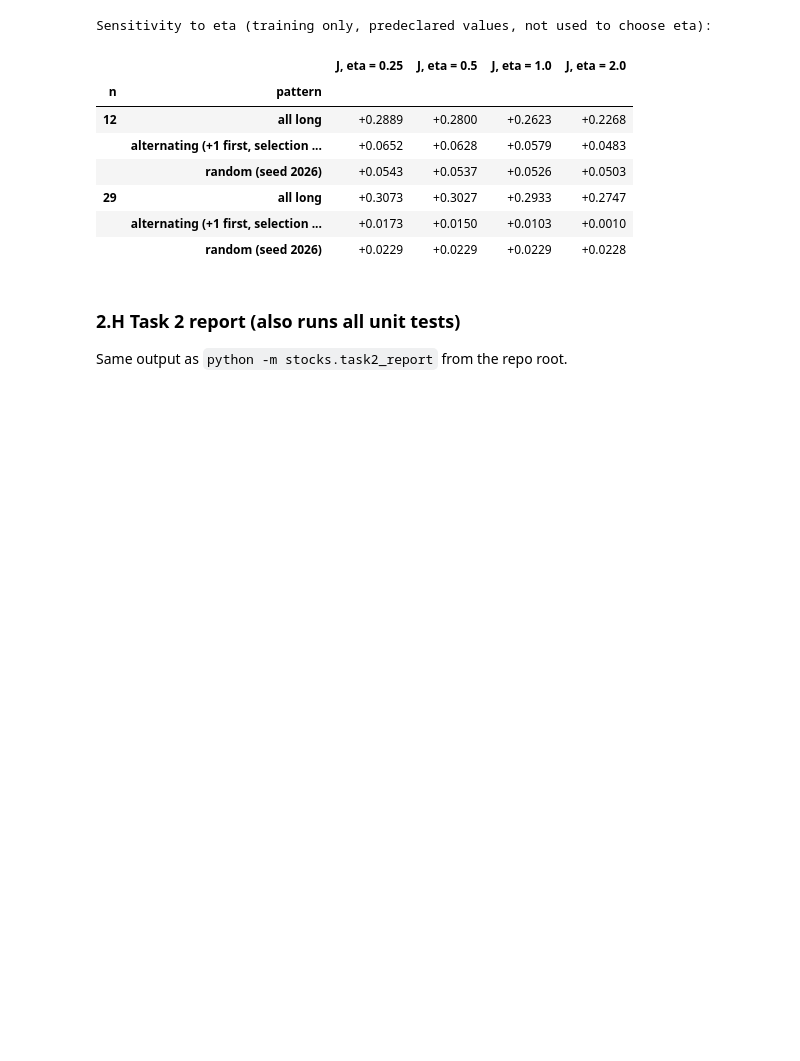
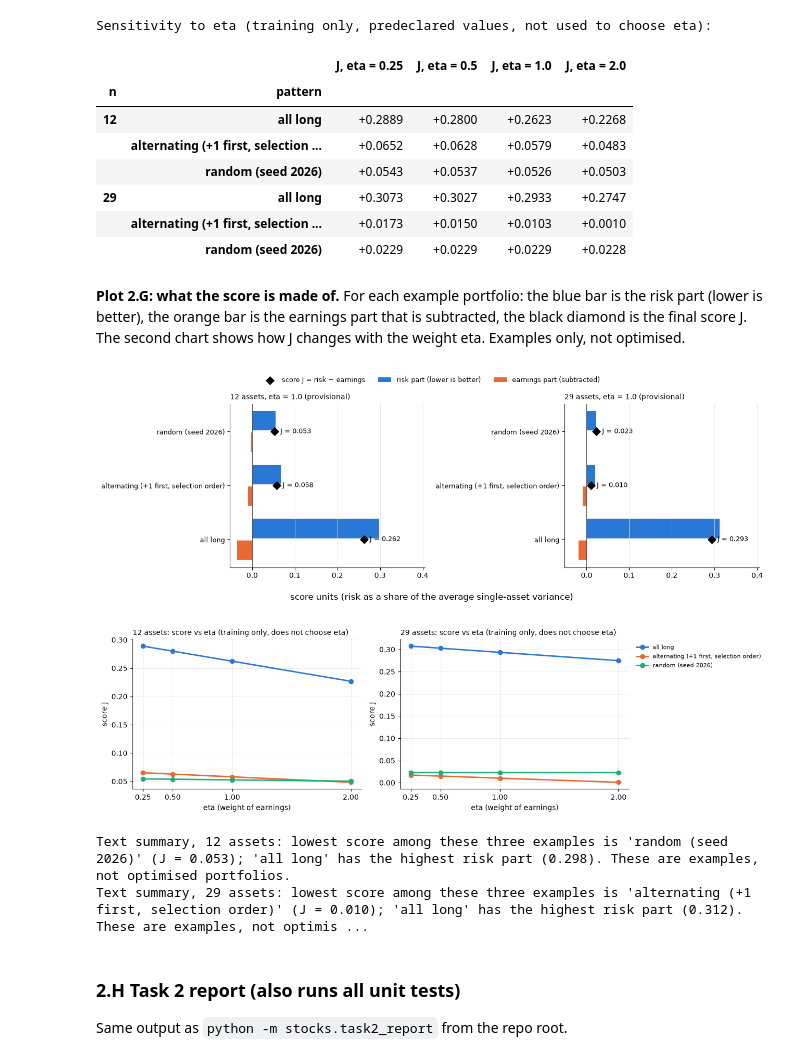
Before and after one commit to Oussema-t/zollerqu-qollab, a Jupyter notebook: stocks/stock_idea_ZollerQu.ipynb, the cells around one changed output. Drawn from its saved outputs; the diff is of its cells as text; code cells hidden in the pictures; blank space fills up the shorter version.

```diff
--- a/stocks/stock_idea_ZollerQu.ipynb
+++ b/stocks/stock_idea_ZollerQu.ipynb
@@ -777,6 +973,58 @@ Sensitivity to eta (training only, predeclared values, not used to choose eta):
 | 29 | all long | +0.3073 | +0.3027 | +0.2933 | +0.2747 |
 |  | alternating (+1 first, selection ... | +0.0173 | +0.0150 | +0.0103 | +0.0010 |
 |  | random (seed 2026) | +0.0229 | +0.0229 | +0.0229 | +0.0228 |
+# %% [markdown]
+**Plot 2.G: what the score is made of.** For each example portfolio: the blue bar is the risk part (lower is better), the orange bar is the earnings part that is subtracted, the black diamond is the final score J. The second chart shows how J changes with the weight eta. Examples only, not optimised.
+# %%
+fig, axes = plt.subplots(1, len(RUN_SIZES), figsize=(13, 4.2), sharex=True, squeeze=False)
+for ax, n in zip(axes[0], RUN_SIZES):
+    sub = examples.loc[n]
+    y = np.arange(len(sub))
+    ax.barh(y + 0.2, sub["risk term V_p/V_ref"], height=0.36, color="#2a78d6", label="risk part (lower is better)")
+    ax.barh(y - 0.2, -sub["return term eta*E_p/sigma_ref"], height=0.36, color="#eb6834", label="earnings part (subtracted)")
+    ax.scatter(sub["J"], y, marker="D", s=60, color="black", zorder=3, label="score J = risk − earnings")
+    for yy, value in zip(y, sub["J"]):
+        ax.annotate(f"J = {value:.3f}", (value, yy), xytext=(8, 0), textcoords="offset points", va="center", fontsize=9)
+    ax.set_yticks(y, sub.index, fontsize=9)
+    ax.axvline(0, color="#555555", linewidth=0.8)
+    ax.set_xlim(right=1.3 * max(sub["risk term V_p/V_ref"].max(), sub["J"].max()))
+    ax.set_title(f"{n} assets, eta = {RISK_RETURN_WEIGHT} (provisional)", loc="left", fontsize=10)
+    ax.grid(True, axis="x", color="#e5e4df", linewidth=0.6)
+    ax.spines[["top", "right"]].set_visible(False)
+fig.legend(*axes[0][0].get_legend_handles_labels(), loc="upper center", bbox_to_anchor=(0.5, 1.07), ncol=3,
+           frameon=False, fontsize=9)
+fig.supxlabel("score units (risk as a share of the average single-asset variance)")
+fig.tight_layout()
+plt.show()
+
+pattern_colors = dict(zip(examples.index.get_level_values("pattern").unique(), ["#2a78d6", "#eb6834", "#1baf7a"]))
+fig, axes = plt.subplots(1, len(RUN_SIZES), figsize=(13, 3.8), squeeze=False)
+etas = list(task2_report.ETA_SENSITIVITY)
+for ax, n in zip(axes[0], RUN_SIZES):
+    for label, spins in objective.example_spins(n).items():
+        js = [objective.risk_return_score(spins, train_stats[n].mu, train_stats[n].cov, e)["score"] for e in etas]
+        ax.plot(etas, js, marker="o", color=pattern_colors[label], linewidth=2, label=label)
+    ax.set_xticks(etas)
+    ax.set_xlabel("eta (weight of earnings)")
+    ax.set_ylabel("score J")
+    ax.set_title(f"{n} assets: score vs eta (training only, does not choose eta)", loc="left", fontsize=10)
+    ax.grid(True, color="#e5e4df", linewidth=0.6)
+    ax.spines[["top", "right"]].set_visible(False)
+axes[0][-1].legend(frameon=False, fontsize=8, loc="upper left", bbox_to_anchor=(1.01, 1))
+fig.tight_layout()
+plt.show()
+
+for n in RUN_SIZES:
+    sub = examples.loc[n]
+    lowest = sub["J"].idxmin()
+    print(f"Text summary, {n} assets: lowest score among these three examples is '{lowest}' (J = {sub.loc[lowest, 'J']:.3f}); "
+          f"'all long' has the highest risk part ({sub.loc['all long', 'risk term V_p/V_ref']:.3f}). "
+          f"These are examples, not optimised portfolios.")
+# %% [output]
+[figure, added]
+[figure, added]
+Text summary, 12 assets: lowest score among these three examples is 'random (seed 2026)' (J = 0.053); 'all long' has the highest risk part (0.298). These are examples, not optimised portfolios.
+Text summary, 29 assets: lowest score among these three examples is 'alternating (+1 first, selection order)' (J = 0.010); 'all long' has the highest risk part (0.312). These are examples, not optimis ...
 # %% [markdown]
 ### 2.H Task 2 report (also runs all unit tests)
 
```
Also changed, not shown: parts of 6 cells of this notebook.
